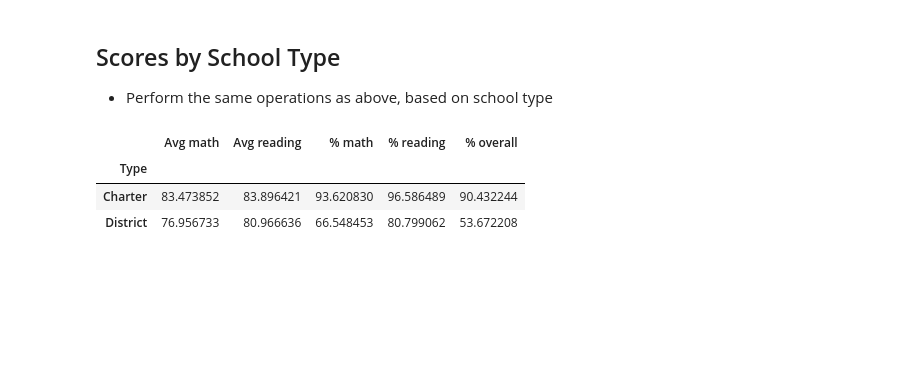
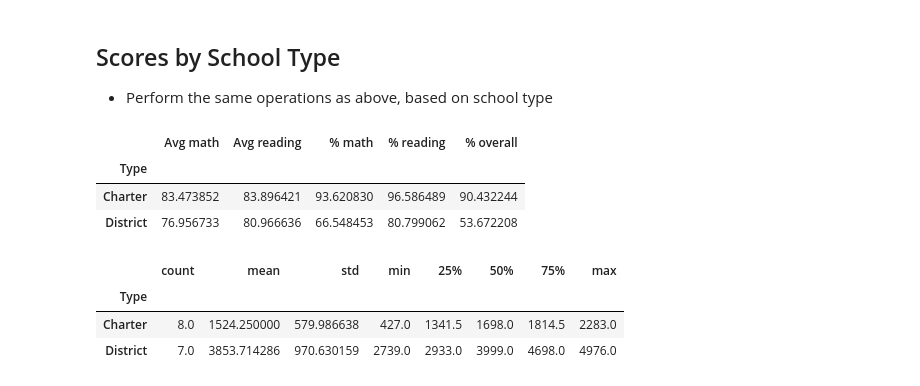
Before and after one commit to kyraha/UMN_HW04_pandas-challenge, a Jupyter notebook: PyCitySchools/PyCitySchools.ipynb, the cells around one changed output. Saved outputs shown, nothing was run; the diff lists cells and outputs as text; code cells hidden in the pictures; blank space fills up the shorter version.

Commit message:
Bonus block

```diff
--- a/PyCitySchools/PyCitySchools.ipynb
+++ b/PyCitySchools/PyCitySchools.ipynb
@@ -314,6 +314,14 @@ school_stats.groupby("Type")[score_columns].mean()
 | Type |  |  |  |  |  |
 | Charter | 83.473852 | 83.896421 | 93.620830 | 96.586489 | 90.432244 |
 | District | 76.956733 | 80.966636 | 66.548453 | 80.799062 | 53.672208 |
+# %%
+# Bonus. What are the sizes by type?
+school_stats.groupby("Type")["Size"].describe()
+# %% [output]
+|  | count | mean | std | min | 25% | 50% | 75% | max |
+| Type |  |  |  |  |  |  |  |  |
+| Charter | 8.0 | 1524.250000 | 579.986638 | 427.0 | 1341.5 | 1698.0 | 1814.5 | 2283.0 |
+| District | 7.0 | 3853.714286 | 970.630159 | 2739.0 | 2933.0 | 3999.0 | 4698.0 | 4976.0 |
 # %%
 # P.S.
 # And my school_stats data frame evolved into...
```
